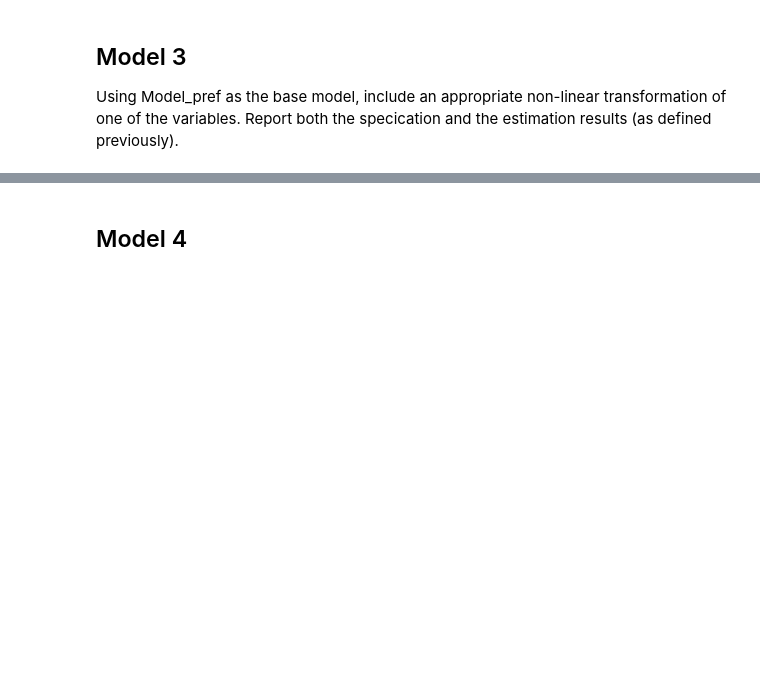
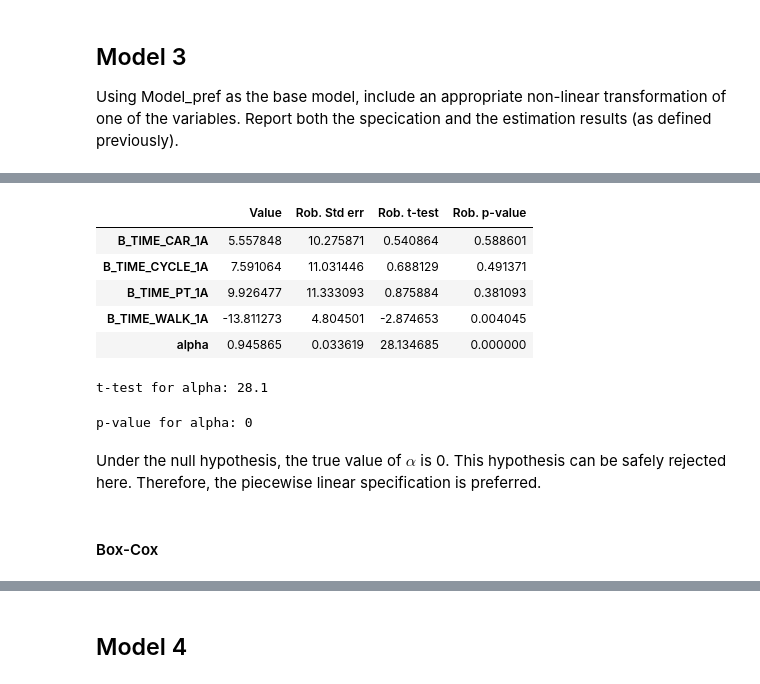
Before and after one commit to d23845jg/mmb_project_lpmc, a Jupyter notebook: project.ipynb, the cells around one changed output, grey strips where cells are left out. Cells and saved outputs as stored; diff of their text form; code cells hidden in the pictures; blank space fills up the shorter version.

```diff
--- a/project.ipynb
+++ b/project.ipynb
@@ -682,0 +683,23 @@ Using Model_pref as the base model, include an appropriate non-linear transforma
+# %%
+thresholds = [0, 0.1, 0.5, 1, 2, None]
+
+beta_time_1 = Beta('beta_time_0_0.1', 0, None, None, 0)
+beta_time_2 = Beta('beta_time_0.1_0.5', 0, None, None, 0)
+beta_time_3 = Beta('beta_time_0.5_1', 0, None, None, 0)
+beta_time_4 = Beta('beta_time_1_2', 0, None, None, 0)
+beta_time_5 = Beta('beta_time_2_more', 0, None, None, 0)
+betas_piecewise = [beta_time_1, beta_time_2, beta_time_3, beta_time_4, beta_time_5]
+# %%
+piecewise_dur_walking = piecewise_formula(
+    dur_walking, thresholds, betas_piecewise
+)
+piecewise_dur_cycling = piecewise_formula(
+    dur_cycling, thresholds, betas_piecewise
+)
+dur_pt = Variable('dur_pt')
+piecewise_dur_pt = piecewise_formula(
+    dur_pt, thresholds, betas_piecewise
+)
+piecewise_dur_driving = piecewise_formula(
+    dur_driving, thresholds, betas_piecewise
+)
@@ -682,0 +759,36 @@ Using Model_pref as the base model, include an appropriate non-linear transforma
+# %%
+alpha = Beta('alpha', 0, None, None, 0)
+Opt1 = (1 - alpha) * V_walk_2A + alpha * V_walk_3A_piecewise
+Opt2 = (1 - alpha) * V_cycle_2A + alpha * V_cycle_3A_piecewise
+Opt3 = (1 - alpha) * V_pt_2A + alpha * V_pt_3A_piecewise
+Opt4 = (1 - alpha) * V_car_2A + alpha * V_car_3A_piecewise
+
+V = {1: Opt1, 2: Opt2, 3: Opt3, 4: Opt4}
+logprob = loglogit(V, None, travel_mode)
+biogeme = bio.BIOGEME(database, logprob)
+biogeme.modelName = 'model_3A_composite'
+results_composite = biogeme.estimate()
+# %%
+composite_parameters = results_composite.get_estimated_parameters()
+display(composite_parameters)
+# %% [output]
+|  | Value | Rob. Std err | Rob. t-test | Rob. p-value |
+| B_TIME_CAR_1A | 5.557848 | 10.275871 | 0.540864 | 0.588601 |
+| B_TIME_CYCLE_1A | 7.591064 | 11.031446 | 0.688129 | 0.491371 |
+| B_TIME_PT_1A | 9.926477 | 11.333093 | 0.875884 | 0.381093 |
+| B_TIME_WALK_1A | -13.811273 | 4.804501 | -2.874653 | 0.004045 |
+| alpha | 0.945865 | 0.033619 | 28.134685 | 0.000000 |
+# %%
+t_test_alpha = composite_parameters.loc['alpha', 'Rob. t-test']
+print(f't-test for alpha: {t_test_alpha:.3g}')
+# %% [output]
+t-test for alpha: 28.1
+# %%
+p_value_alpha = composite_parameters.loc['alpha', 'Rob. p-value']
+print(f'p-value for alpha: {p_value_alpha:.3g}')
+# %% [output]
+p-value for alpha: 0
+# %% [markdown]
+Under the null hypothesis, the true value of $\alpha$ is 0. This hypothesis can be safely rejected here. Therefore, the piecewise linear specification is preferred.
+# %% [markdown]
+#### Box-Cox
```
Also changed, not shown: parts of 38 cells of this notebook.
